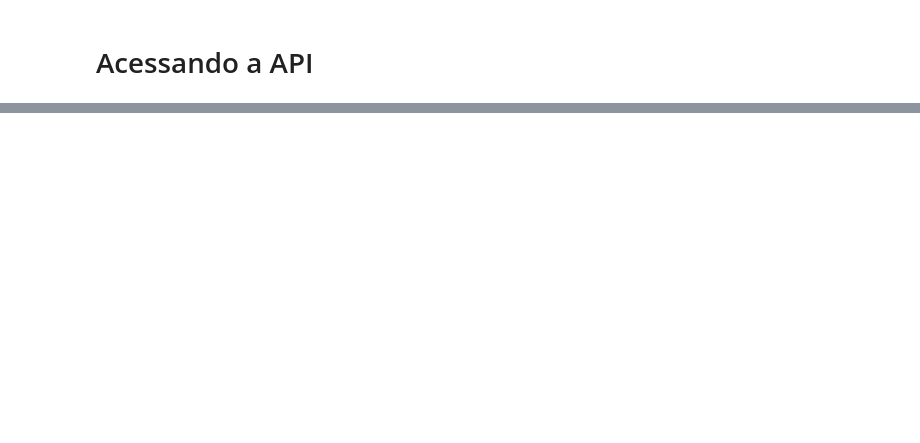
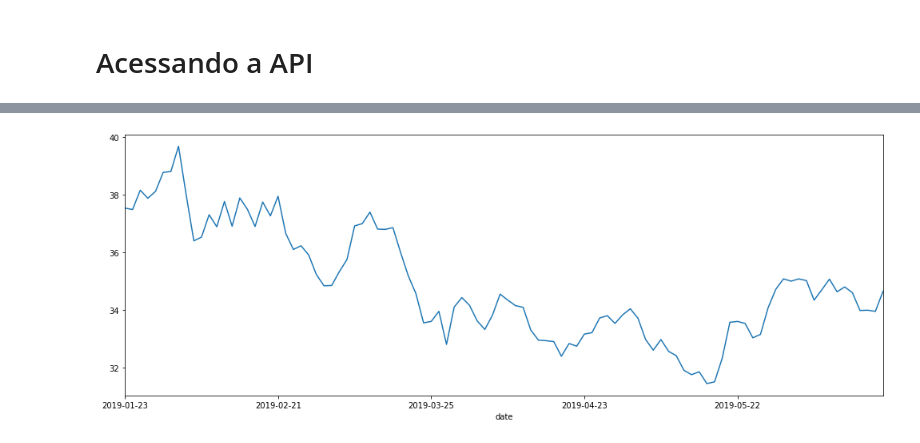
Before and after one commit to albertoivo/nossasrotas-finance, a Jupyter notebook: AlphaVantage.ipynb, the cells around one changed output, grey strips where cells are left out. Cells and saved outputs as stored; diff of their text form; code cells hidden in the pictures; blank space fills up the shorter version.

```diff
--- a/AlphaVantage.ipynb
+++ b/AlphaVantage.ipynb
@@ -60,0 +43,4 @@ data.head()
+# %%
+daily['4. close'].plot(figsize=(17,6));
+# %% [output]
+[figure, added]
```
Also changed, not shown: parts of 11 cells of this notebook.
